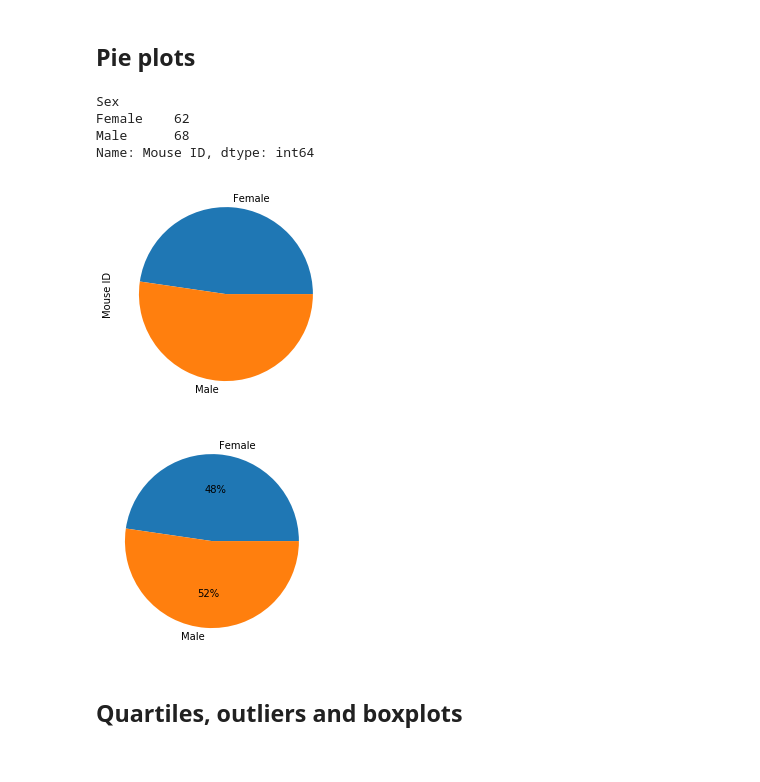
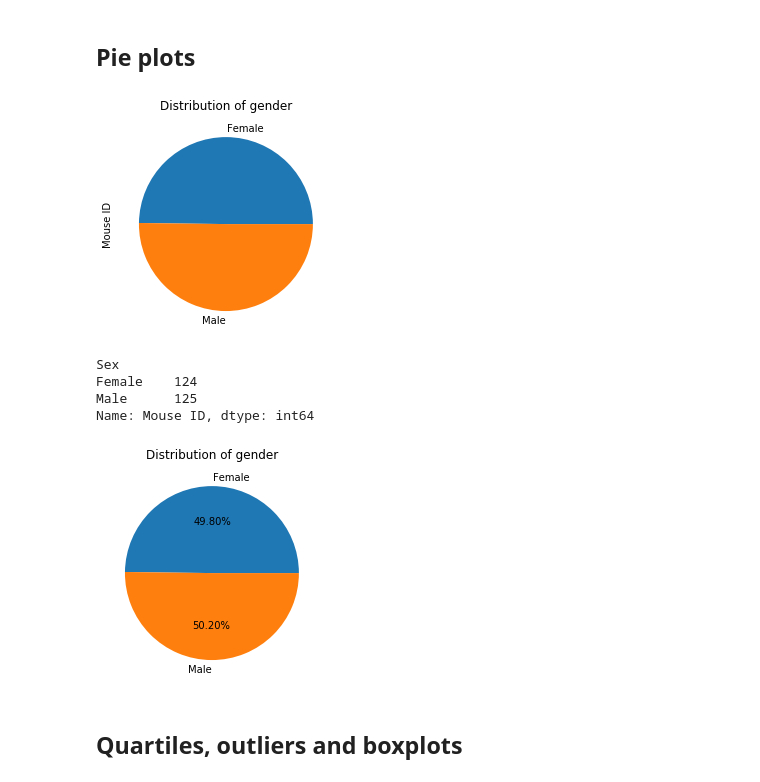
Before and after one commit to jtpeters963/matplotlibchallenge, a Jupyter notebook: pymaceuticals_starter.ipynb, the cells around one changed output. Saved outputs shown, nothing was run; the diff lists cells and outputs as text; code cells hidden in the pictures.

```diff
--- a/pymaceuticals_starter.ipynb
+++ b/pymaceuticals_starter.ipynb
@@ -19,7 +19,5 @@ mouse_metadata = pd.read_csv(mouse_metadata)
 study_results = pd.read_csv(study_results)
 
 # Combine the data into a single dataset
-df1=pd.merge(mouse_metadata, study_results, on='Mouse ID')
-df = df1.loc[df1['Timepoint']==45,:]
-# df = df1.copy()
-df.head(30)
+df1=pd.merge(mouse_metadata, study_results, on='Mouse ID', how='right')
+df= df1.sort_values('Timepoint').groupby('Mouse ID').tail(1)  #Final timepoint dataframe
@@ -102,19 +81,22 @@ plt.show()
 # Generate a pie plot showing the distribution of female versus male mice using pandas
 gender = df.groupby(['Sex']).count()['Mouse ID']
 plot = gender.plot.pie(legend = False)
+plt.title('Distribution of gender')
+plt.show()
 gender.head()
 # %% [output]
+[figure, new version]
 Sex
-Female    62
-Male      68
+Female    124
+Male      125
 Name: Mouse ID, dtype: int64
-[figure, old version]
 # %%
 # Generate a pie plot showing the distribution of female versus male mice using pyplot
-plt.pie(gender, labels = gender.index,autopct="%1.0f%%")
+plt.pie(gender, labels = gender.index,autopct="%1.2f%%")
+plt.title('Distribution of gender')
 plt.show()
 # %% [output]
-[figure, old version]
+[figure, new version]
 # %% [markdown]
 ## Quartiles, outliers and boxplots
 # %%
```
Also changed, not shown: parts of 12 cells of this notebook, 1 other file.
